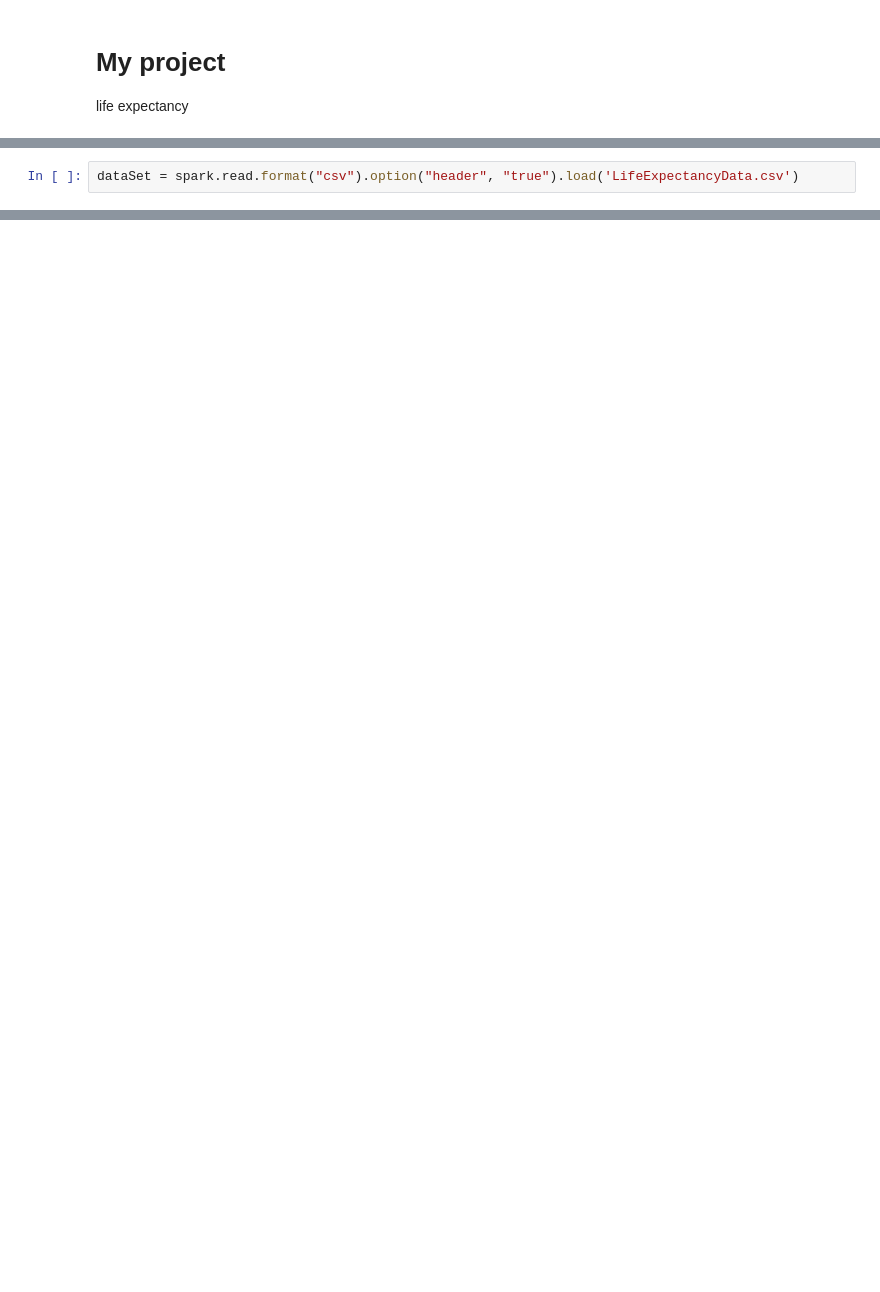
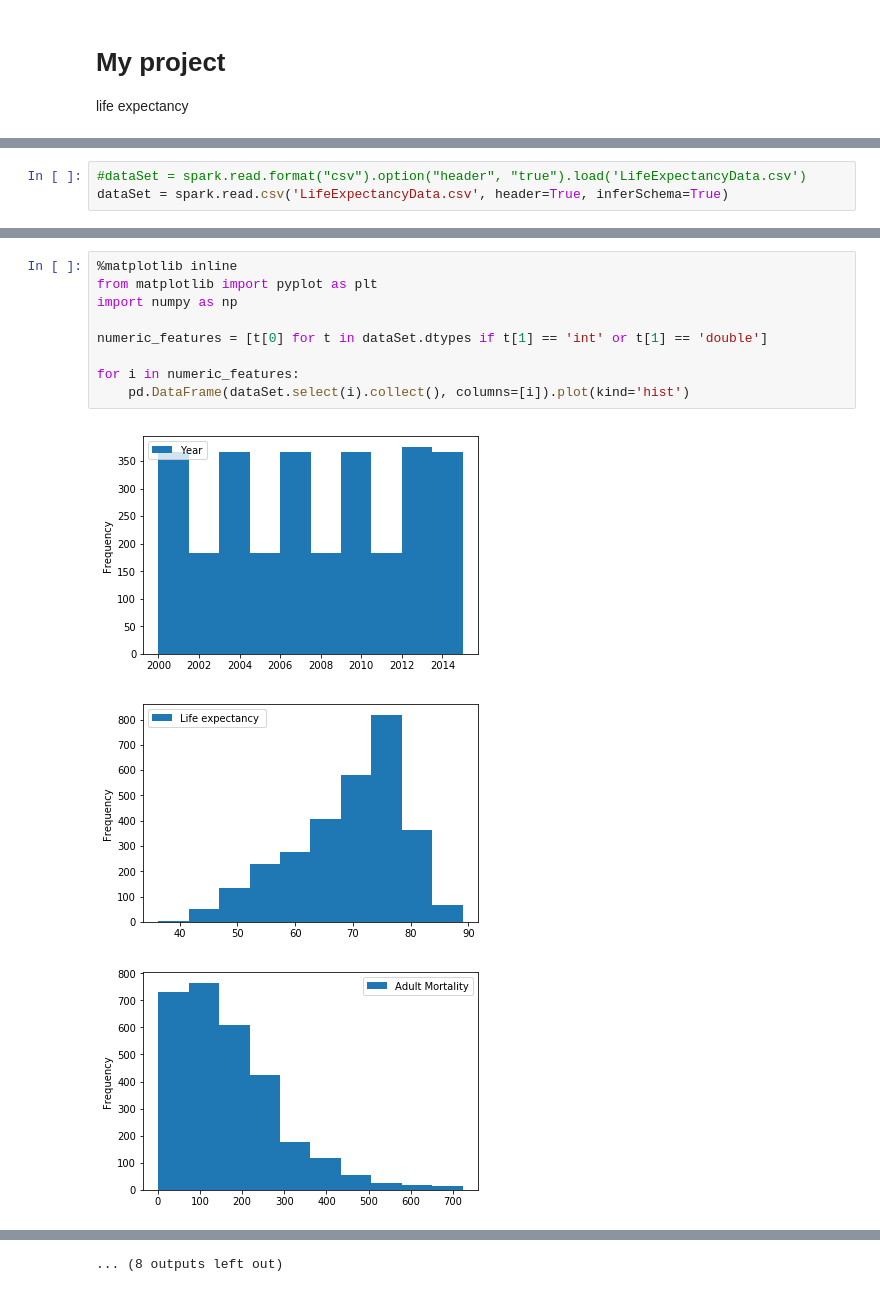
Before and after one commit to Ethan999/722_i4_BDAS, a Jupyter notebook: life_expectancy.ipynb, the cells around one changed output, grey strips where cells are left out. Saved outputs shown, nothing was run; the diff lists cells and outputs as text; blank space fills up the shorter version.

```diff
--- a/life_expectancy.ipynb
+++ b/life_expectancy.ipynb
@@ -9,3 +10,4 @@ from pyspark.sql import SparkSession
 spark = SparkSession.builder.appName('basics').getOrCreate()
 # %%
-dataSet = spark.read.format("csv").option("header", "true").load('LifeExpectancyData.csv')
+#dataSet = spark.read.format("csv").option("header", "true").load('LifeExpectancyData.csv')
+dataSet = spark.read.csv('LifeExpectancyData.csv', header=True, inferSchema=True)
@@ -31,0 +43,13 @@ dataSet.columns
+# %%
+%matplotlib inline
+from matplotlib import pyplot as plt
+import numpy as np
+
+numeric_features = [t[0] for t in dataSet.dtypes if t[1] == 'int' or t[1] == 'double']
+
+for i in numeric_features:
+    pd.DataFrame(dataSet.select(i).collect(), columns=[i]).plot(kind='hist')
+# %% [output]
+[figure, added]
+[figure, added]
+[figure, added]
@@ -31,0 +65 @@ dataSet.columns
+... (8 outputs left out)
```
Also changed, not shown: parts of 15 cells of this notebook, 1 other file.
